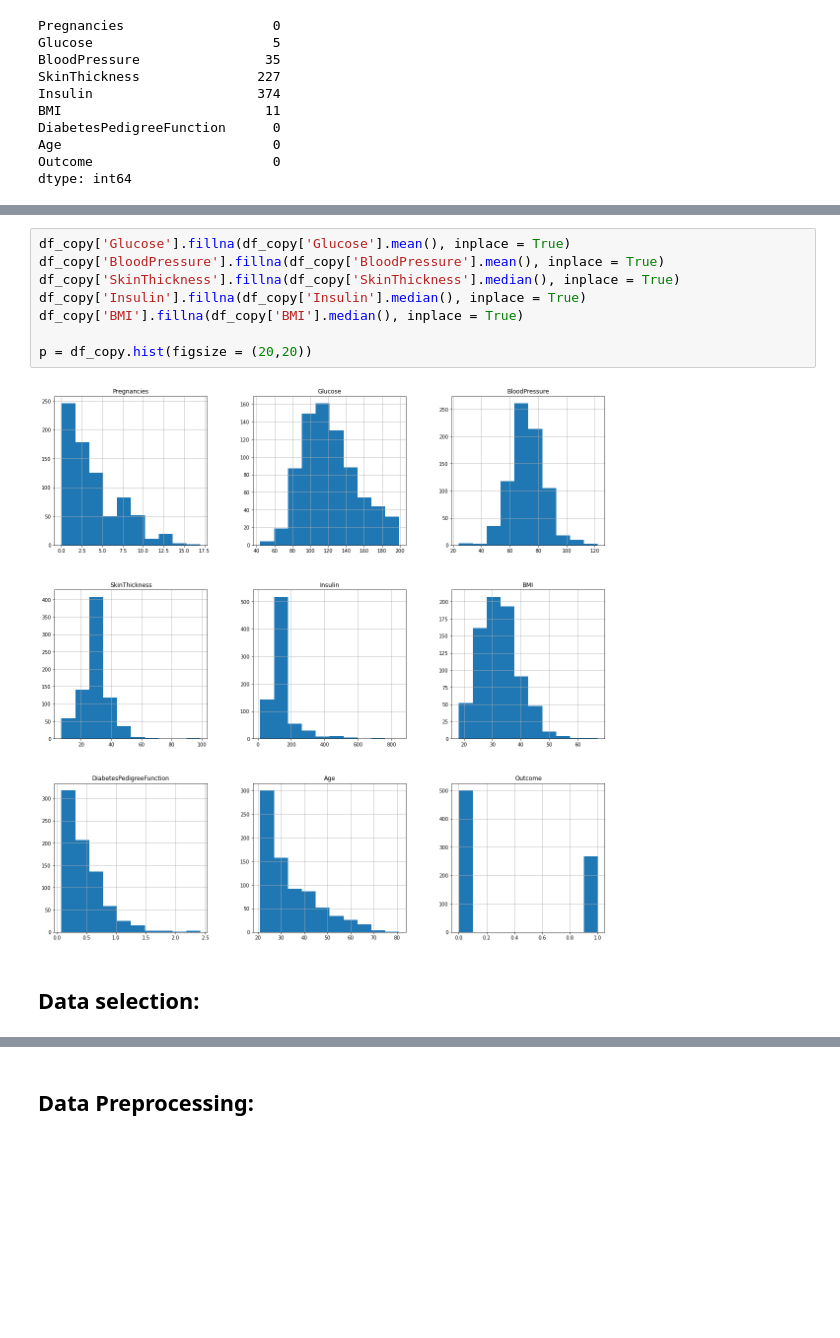
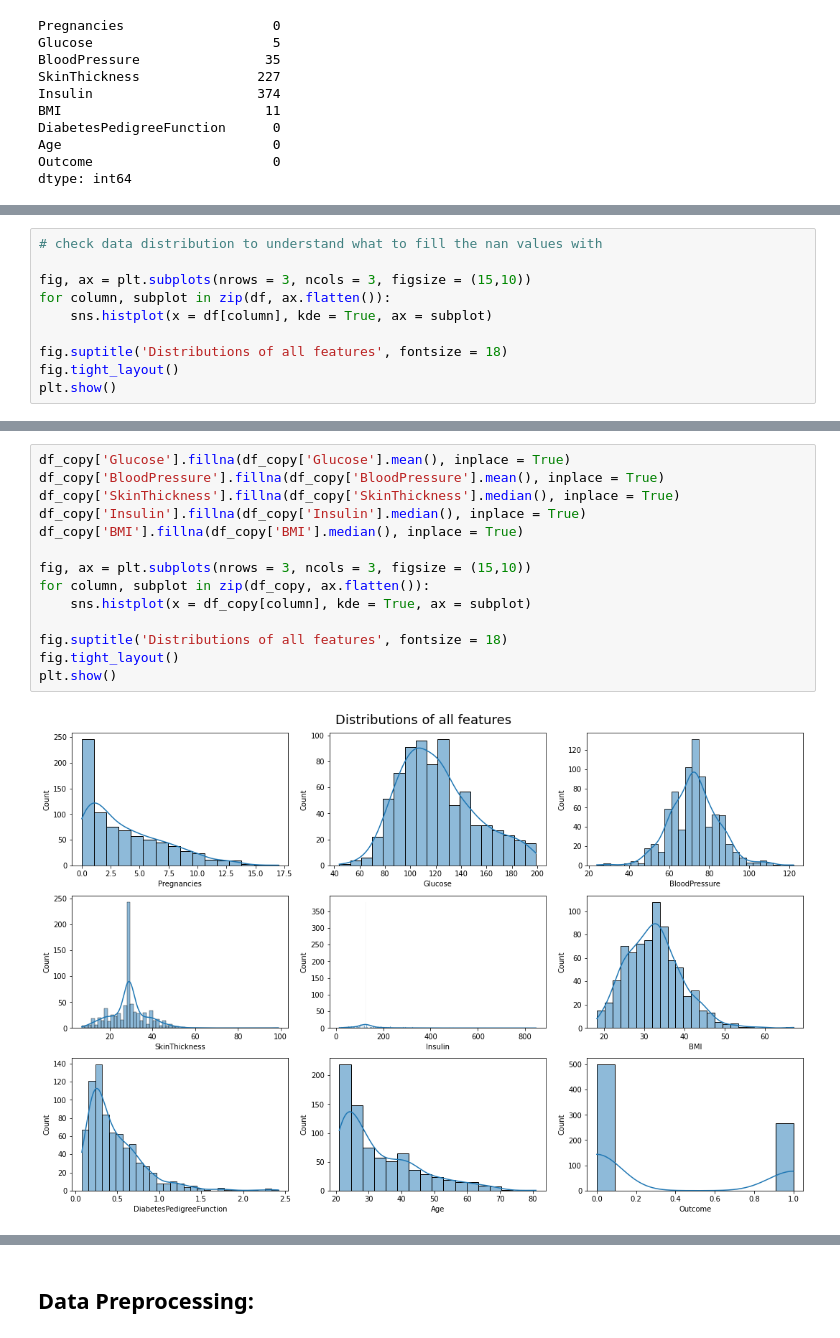
Before and after one commit to charafmrah/Pima-Indians-Diabetes-Dataset, a Jupyter notebook: Diabetes Classification-KNN-detailed.ipynb, the cells around one changed output, grey strips where cells are left out. Drawn from its saved outputs; the diff is of its cells as text; blank space fills up the shorter version.

Commit message:
Update Diabetes Classification-KNN-detailed.ipynb
subplots/heatmap/dataset splitting

```diff
--- a/Diabetes Classification-KNN-detailed.ipynb
+++ b/Diabetes Classification-KNN-detailed.ipynb
@@ -75,0 +77,10 @@ p = df.hist(figsize = (20,20))
+# %%
+# check data distribution to understand what to fill the nan values with
+
+fig, ax = plt.subplots(nrows = 3, ncols = 3, figsize = (15,10))
+for column, subplot in zip(df, ax.flatten()):
+    sns.histplot(x = df[column], kde = True, ax = subplot)
+
+fig.suptitle('Distributions of all features', fontsize = 18)
+fig.tight_layout()
+plt.show()
@@ -76,12 +89,16 @@ p = df.hist(figsize = (20,20))
 # %%
 df_copy['Glucose'].fillna(df_copy['Glucose'].mean(), inplace = True)
 df_copy['BloodPressure'].fillna(df_copy['BloodPressure'].mean(), inplace = True)
 df_copy['SkinThickness'].fillna(df_copy['SkinThickness'].median(), inplace = True)
 df_copy['Insulin'].fillna(df_copy['Insulin'].median(), inplace = True)
 df_copy['BMI'].fillna(df_copy['BMI'].median(), inplace = True)
 
-p = df_copy.hist(figsize = (20,20))
+fig, ax = plt.subplots(nrows = 3, ncols = 3, figsize = (15,10))
+for column, subplot in zip(df_copy, ax.flatten()):
+    sns.histplot(x = df_copy[column], kde = True, ax = subplot)
+
+fig.suptitle('Distributions of all features', fontsize = 18)
+fig.tight_layout()
+plt.show()
 # %% [output]
-[figure, old version]
+[figure, new version]
-# %% [markdown]
-## Data selection:
```
Also changed, not shown: parts of 8 cells of this notebook.
